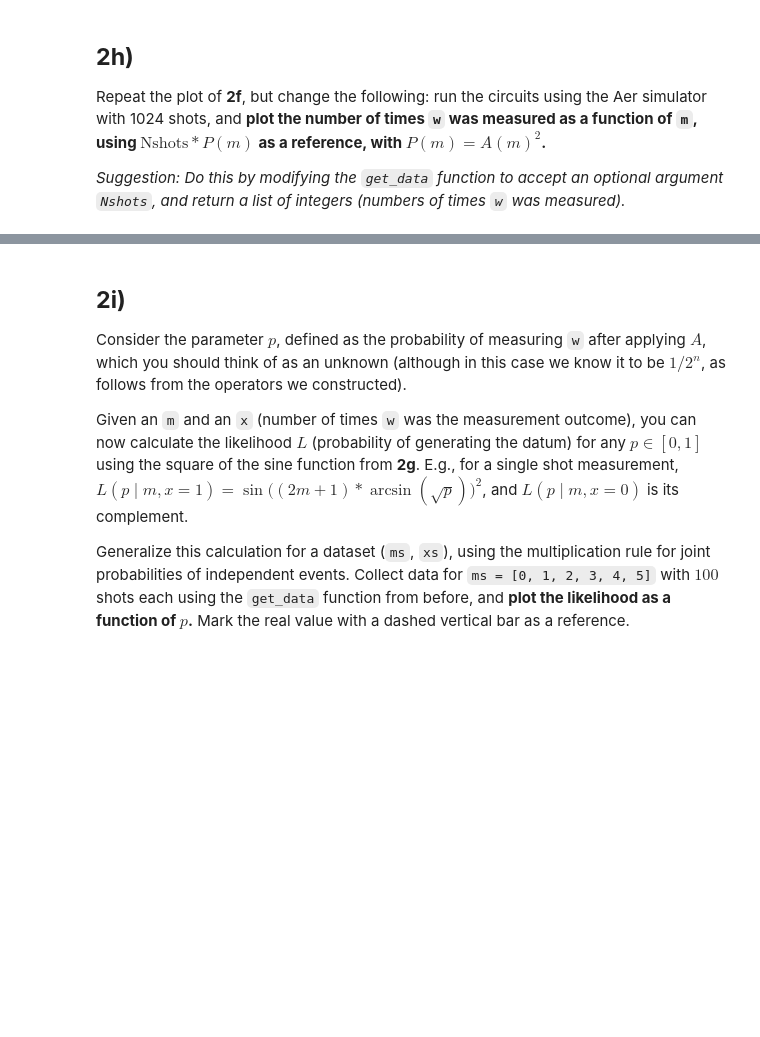
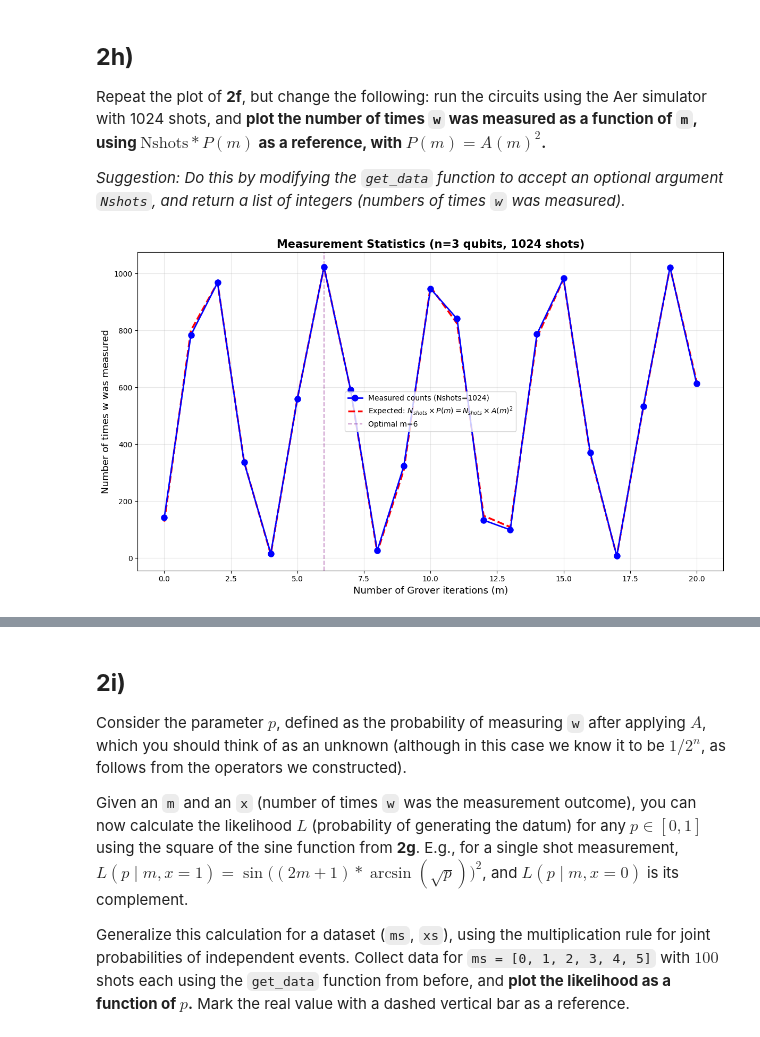
Before and after one commit to ajay-mk/VTQ-Hackathon-Solutions, a Jupyter notebook: VTQ_Hackathon_prompt.ipynb, the cells around one changed output, grey strips where cells are left out. Cells and saved outputs as stored; diff of their text form; code cells hidden in the pictures; blank space fills up the shorter version.

```diff
--- a/VTQ_Hackathon_prompt.ipynb
+++ b/VTQ_Hackathon_prompt.ipynb
@@ -1059,3 +1254,87 @@ Add the reference $A(m) = \sin\big((2m+1)*\arcsin(\sqrt{p_\text{true}})\big)$, w
 Repeat the plot of **2f**, but change the following: run the circuits using the Aer simulator with 1024 shots, and **plot the number of times `w` was measured as a function of `m`, using $\text{Nshots}*P(m)$ as a reference, with $P(m)=A(m)^2$.**
 
 _Suggestion: Do this by modifying the `get_data` function to accept an optional argument `Nshots`, and return a list of integers (numbers of times `w` was measured)._
+# %%
+def get_data(ms, n=3, Nshots=None):
+    """
+    Get amplitude data for different numbers of iterations
+
+    ms: List of iteration counts
+    n: Number of qubits (default 3)
+    Nshots: If None, return amplitudes. If int, return measurement counts
+
+    Returns: List of amplitudes (if Nshots=None) or counts (if Nshots is set)
+    """
+    # Calculate target state index (for alternating pattern |010101...⟩)
+    target_index = 0
+    for i in range(n):
+        if i % 2 == 1:  # Odd positions
+            target_index += 2**i
+
+    simulator = AerSimulator()
+    results_list = []
+
+    for m in ms:
+        # Build Grover circuit
+        qc = grover_circuit(n, m)
+
+        if Nshots is None:
+            # Statevector simulation
+            qc.save_statevector()
+            result = simulator.run(qc).result()
+            statevector = result.get_statevector()
+            amplitude = abs(statevector[target_index])
+            results_list.append(amplitude)
+        else:
+            # Measurement simulation
+            qc.measure_all()
+            result = simulator.run(qc, shots=Nshots).result()
+            counts = result.get_counts()
+
+            # Target state in binary (reversed for Qiskit's convention)
+            target_bitstring = format(target_index, f'0{n}b')[::-1]
+
+            # Count how many times w was measured
+            w_count = counts.get(target_bitstring, 0)
+            results_list.append(w_count)
+
+    return results_list
+
+Nshots = 1024
+measured_counts = get_data(ms, n, Nshots=Nshots)
+
+# Calculate theoretical probabilities and expected counts
+p_true = 1 / (2**n)
+theoretical_probs = []
+for m in ms:
+    A_m = np.sin((2*m + 1) * np.arcsin(np.sqrt(p_true)))
+    P_m = A_m**2
+    theoretical_probs.append(P_m)
+
+# Expected counts = Nshots * P(m)
+expected_counts = [Nshots * P_m for P_m in theoretical_probs]
+
+# Plot measured counts vs expected counts
+plt.figure(figsize=(12, 7))
+plt.plot(ms, measured_counts, 'b-o', linewidth=2, markersize=8, label=f'Measured counts (Nshots={Nshots})', zorder=3)
+plt.plot(ms, expected_counts, 'r--', linewidth=2.5, label='Expected: $N_{shots} \\times P(m) = N_{shots} \\times A(m)^2$', zorder=2)
+
+plt.axvline(x=optimal_m, color='purple', linestyle='--', alpha=0.4, label=f'Optimal m={optimal_m}')
+
+plt.xlabel('Number of Grover iterations (m)', fontsize=13)
+plt.ylabel('Number of times w was measured', fontsize=13)
+plt.title(f'Measurement Statistics (n={n} qubits, {Nshots} shots)', fontsize=15, fontweight='bold')
+plt.grid(True, alpha=0.3)
+plt.legend(fontsize=10, loc='best')
+plt.tight_layout()
+plt.show()
+
+# Print comparison
+print("\nMeasurement Results vs Expected")
+print("=" * 70)
+print(f"{'m':>3} | {'Measured':>10} | {'Expected':>10} |  {'Probability':>12}")
+print("-" * 70)
+for m, meas, exp, prob in zip(ms, measured_counts, expected_counts, theoretical_probs):
+    print(f"{m:3d} | {meas:10d} | {exp:10.2f} | {prob:12.6f}")
+# %% [output]
+[figure, added]
```
Also changed, not shown: parts of 12 cells of this notebook.
